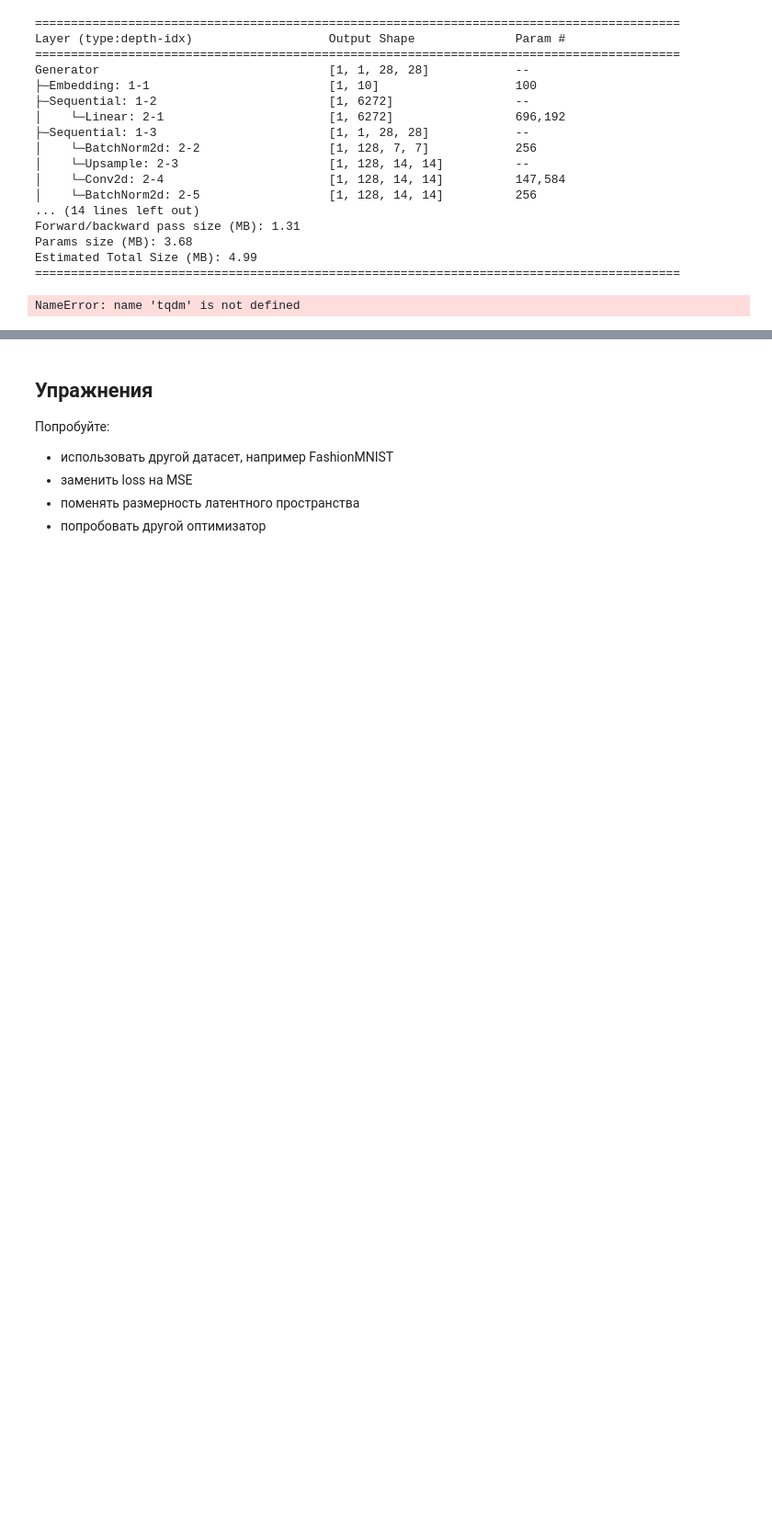
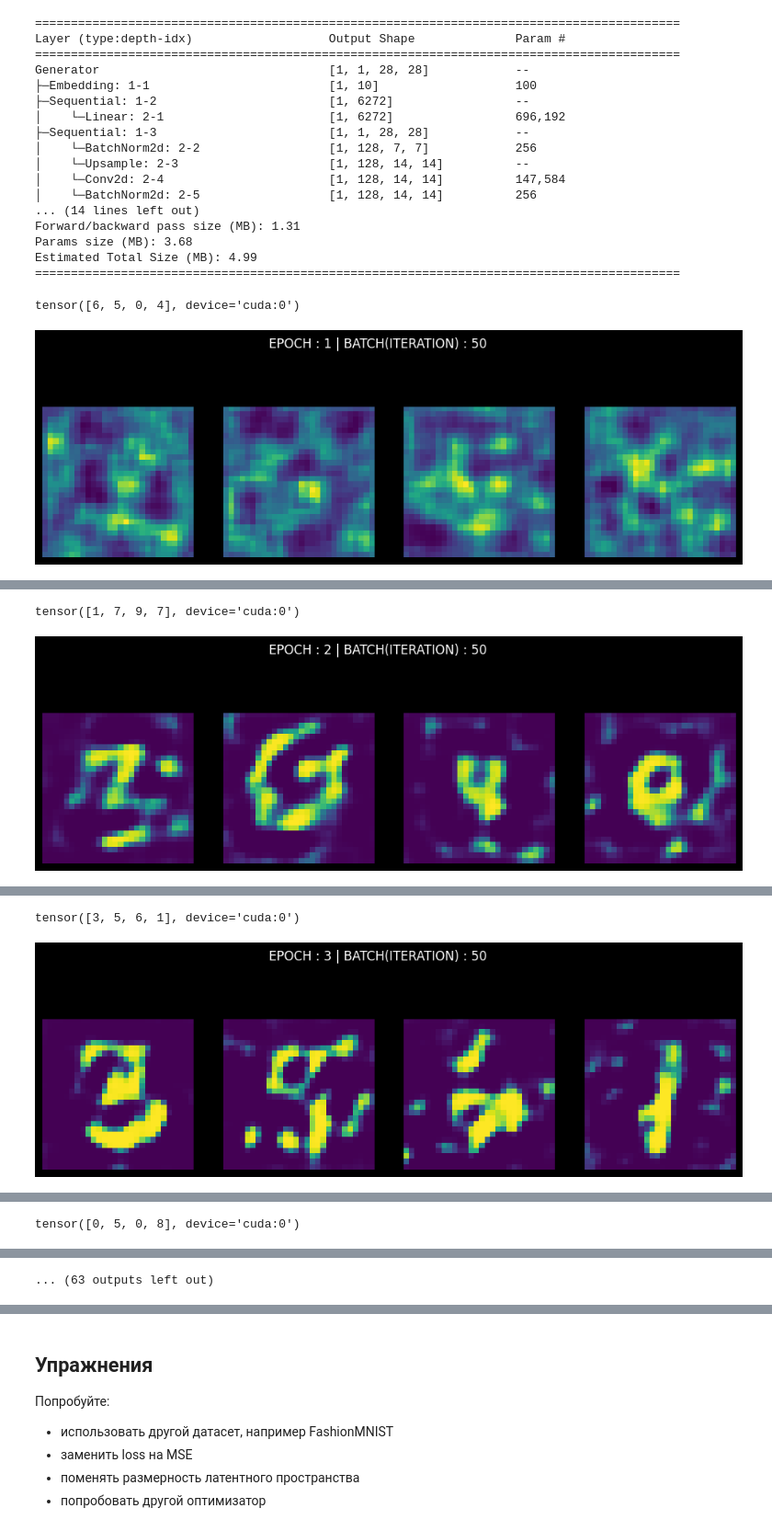
Before and after one commit to sswt/dive2gai, a Jupyter notebook: unit2/GAN.ipynb, the cells around one changed output, grey strips where cells are left out. Shown at 92% size. Saved outputs shown, nothing was run; the diff lists cells and outputs as text; code cells hidden in the pictures; blank space fills up the shorter version.

```diff
--- a/unit2/GAN.ipynb
+++ b/unit2/GAN.ipynb
@@ -862,39 +881,34 @@ for epoch in range(n_epochs):
         g_loss.backward()
         optimizer_G.step()
 
 # ------------
 # Train Discriminator
 # ------------
         optimizer_D.zero_grad()
 
         validity_real = discriminator(real_imgs, labels)
         d_real_loss = adversarial_loss(validity_real, valid)
         # Loss for fake images
         validity_fake = discriminator(gen_imgs.detach(), gen_labels)
         d_fake_loss = adversarial_loss(validity_fake, fake)
 
         d_loss = (d_real_loss + d_fake_loss) / 2
 
         d_loss.backward()# If didn't use detach() for gen_imgs, all weights of the generator will be calculated with backward().
         optimizer_D.step()
 
 
 
 # ------------
 # Real Time Visualization (While Training)
 # ------------
-        if ((i+1) % sample_interval) == 1: # show while batch - 200/657, 400/657, 600/657
-            sample_z_in_train = FloatTensor(np.random.normal(0, 1, (4,latent_dim)))
-            # z.shape == torch.Size([64, 100])
-            gen_labels_in_train = Variable(LongTensor(np.random.randint(0, n_classes, 4)))
-            sample_gen_imgs_in_train = generator(sample_z_in_train, gen_labels_in_train).detach().cpu()
-            # gen_imgs.shape == torch.Size([64, 1, 28, 28])
-            print(gen_labels_in_train)
-            display_images(None, sample_gen_imgs_in_train, epoch=epoch, iteration=i)
+        if ((i+1) % sample_interval) == 50: # show while batch - 200/657, 400/657, 600/657
+            и
 
     print(
         "[Epoch: %d/%d] [Batch: %d/%d] [D loss: %f] [G loss: %f]"
         % (epoch+1, n_epochs, i+1, len(dataloader), d_loss.item(), g_loss.item())
     )
 # %% [output]
-NameError: name 'tqdm' is not defined
+tensor([6, 5, 0, 4], device='cuda:0')
+[figure, added]
@@ -900,0 +916,2 @@ NameError: name 'tqdm' is not defined
+tensor([1, 7, 9, 7], device='cuda:0')
+[figure, added]
@@ -900,0 +919,2 @@ NameError: name 'tqdm' is not defined
+tensor([3, 5, 6, 1], device='cuda:0')
+[figure, added]
@@ -900,0 +922 @@ NameError: name 'tqdm' is not defined
+tensor([0, 5, 0, 8], device='cuda:0')
@@ -900,0 +925 @@ NameError: name 'tqdm' is not defined
+... (63 outputs left out)
```
Also changed, not shown: parts of 13 cells of this notebook.
